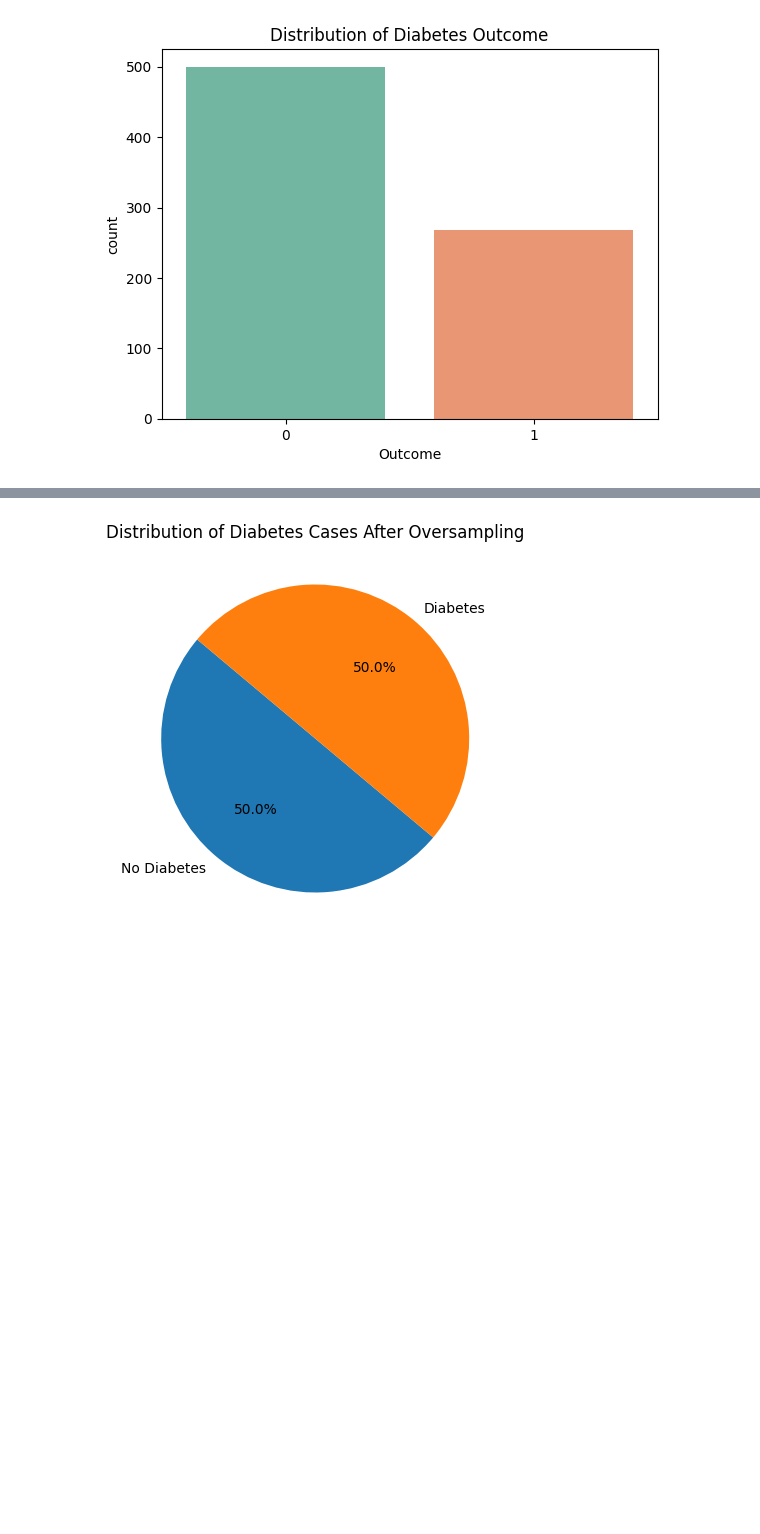
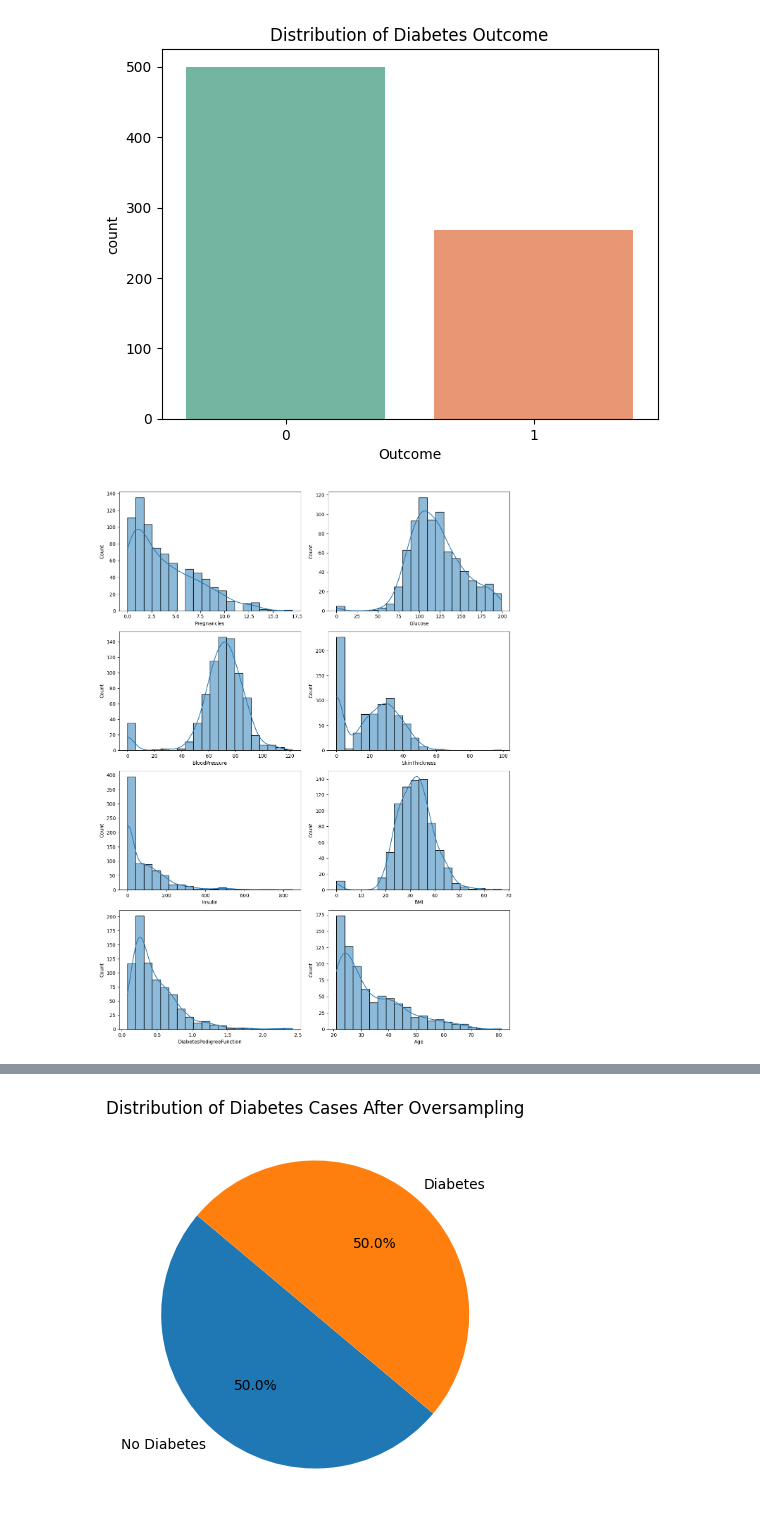
Before and after one commit to Hr15h1/Mini-Project-SemII, a Jupyter notebook: diabetes classifier(final).ipynb, the cells around one changed output, grey strips where cells are left out. Drawn from its saved outputs; the diff is of its cells as text; code cells hidden in the pictures; blank space fills up the shorter version.

```diff
--- a/diabetes classifier(final).ipynb
+++ b/diabetes classifier(final).ipynb
@@ -87,3 +88,11 @@ Passing `palette` without assigning `hue` is deprecated and will be removed in v
 # %%
 diabetes_x_copy=diabetes_x.copy()
 diabetes_y_copy=diabetes_y.copy()
+# %%
+fig, axes = plt.subplots(4, 2, figsize=(12, 16))
+for col in diabetes_x.columns:
+    sns.histplot(data=diabetes_x, x=col, kde=True, ax=axes.flatten()[diabetes_x.columns.get_loc(col)], bins=20)
+plt.tight_layout()
+plt.show()
+# %% [output]
+[figure, added]
```
Also changed, not shown: parts of 6 cells of this notebook.
